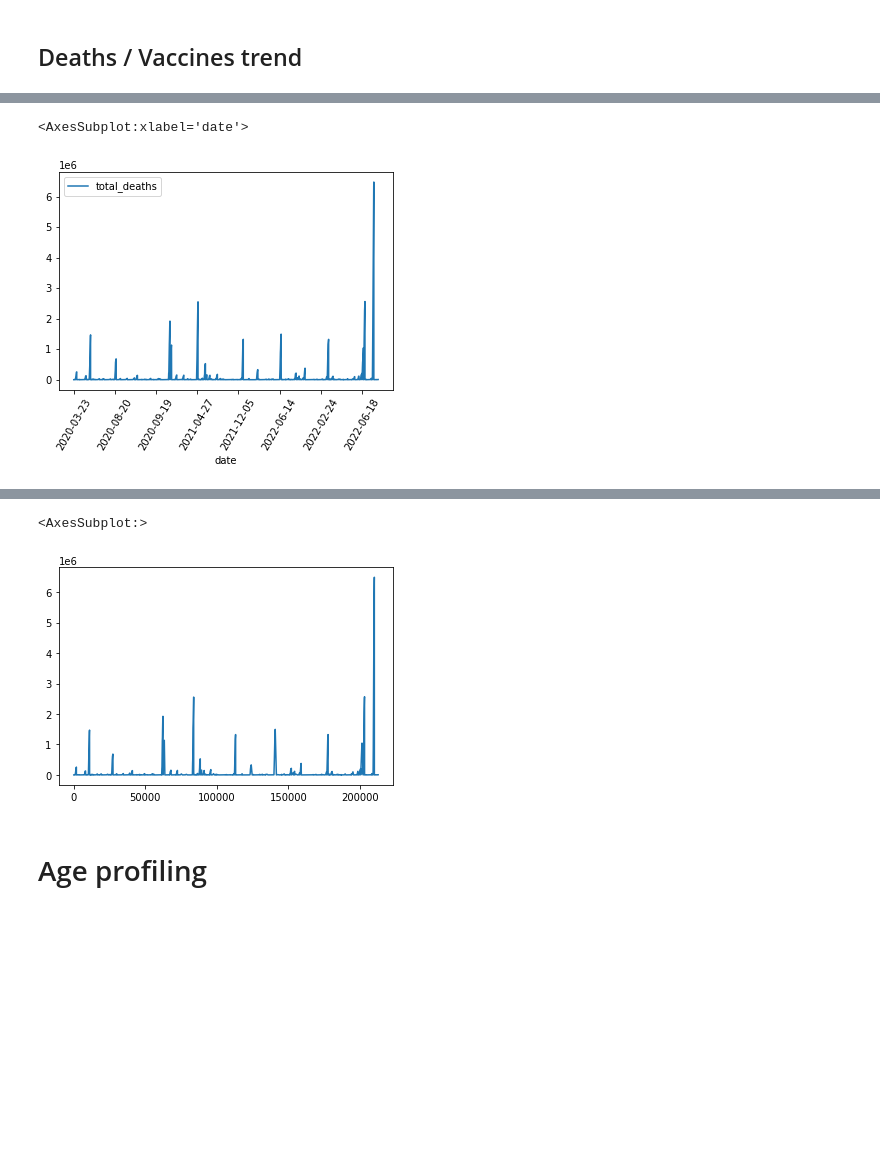
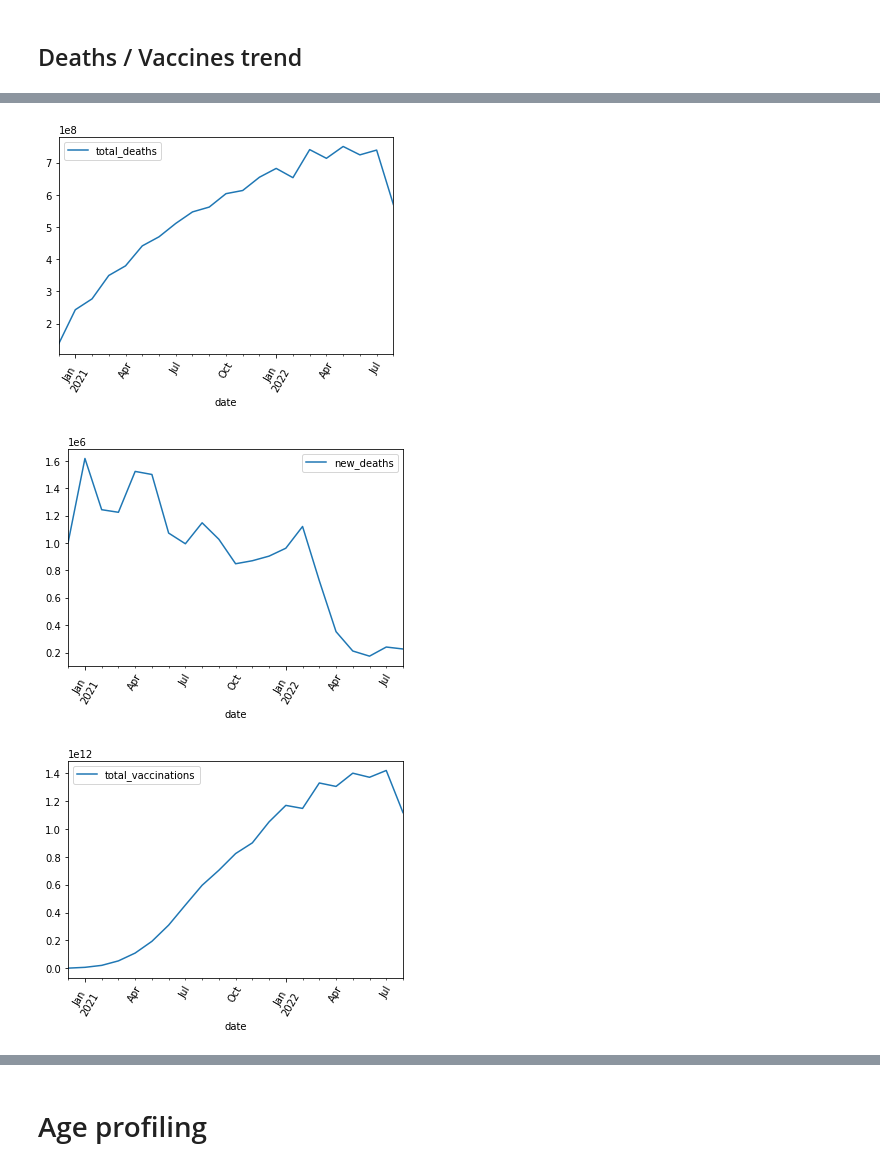
Before and after one commit to quillaur/apprendre_python, a Jupyter notebook: data_science/data_visualisation/covid/covid_analysis.ipynb, the cells around one changed output, grey strips where cells are left out. Drawn from its saved outputs; the diff is of its cells as text; code cells hidden in the pictures; blank space fills up the shorter version.

```diff
--- a/data_science/data_visualisation/covid/covid_analysis.ipynb
+++ b/data_science/data_visualisation/covid/covid_analysis.ipynb
@@ -64,0 +101,4 @@ sub_df.shape
+# %%
+per_month = sub_df.date.dt.to_period("M")
+# %%
+sub_df = sub_df.groupby(per_month)
@@ -64,0 +121,2 @@ sub_df.shape
+# %%
+sub_df = sub_df.sum()
@@ -64,0 +133,2 @@ sub_df.shape
+# %%
+sub_df['date'] = sub_df.index
@@ -65,5 +147,7 @@ sub_df.shape
 # %%
-sub_df.plot(x="date", y="total_deaths", rot=60)
+for var in ["total_deaths", "new_deaths", "total_vaccinations", "new_vaccinations"]:
+    sub_df.plot(x="date", y=var, rot=60)
 # %% [output]
-<AxesSubplot:xlabel='date'>
-[figure, old version]
+[figure, new version]
+[figure, added]
+[figure, added]
@@ -70,8 +155,3 @@ sub_df.plot(x="date", y="total_deaths", rot=60)
-# %%
-sub_df.total_deaths.plot()
-# %% [output]
-<AxesSubplot:>
-[figure, removed]
 # %% [markdown]
 # Age profiling
 # %%
```
Also changed, not shown: parts of 19 cells of this notebook.
